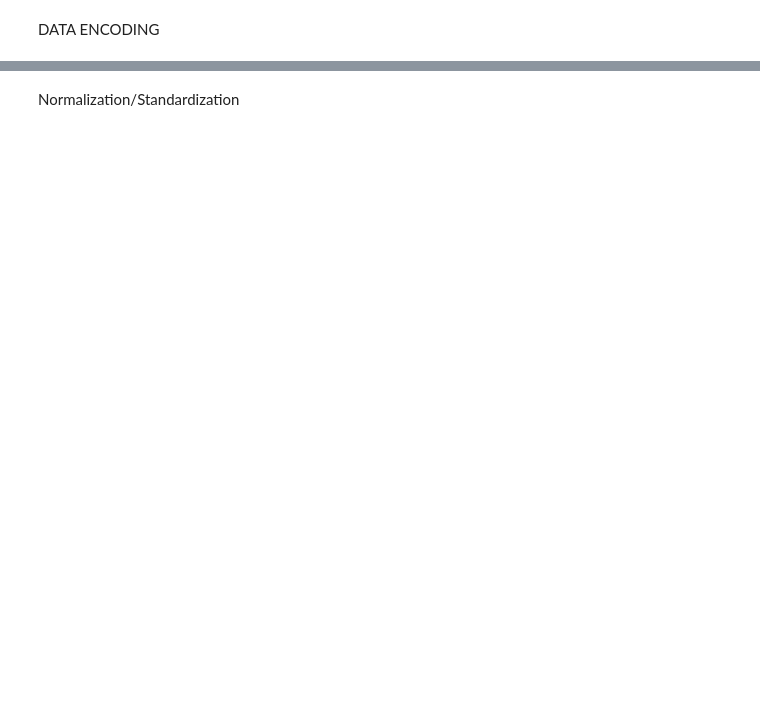
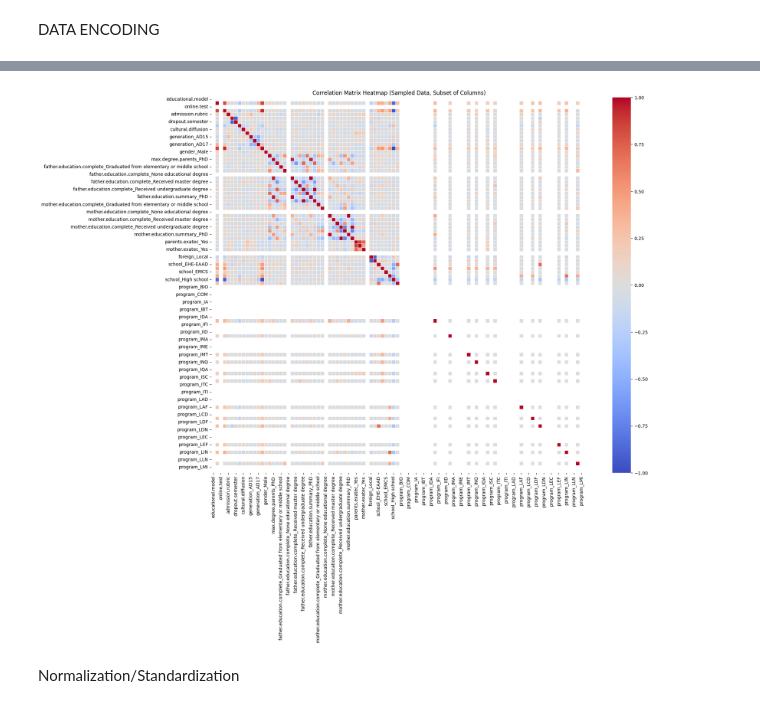
Before and after one commit to R0g3r-SH/School_dropout_analysis, a Jupyter notebook: 1.-Data_Preprocessing.ipynb, the cells around one changed output, grey strips where cells are left out. Saved outputs shown, nothing was run; the diff lists cells and outputs as text; code cells hidden in the pictures; blank space fills up the shorter version.

```diff
--- a/1.-Data_Preprocessing.ipynb
+++ b/1.-Data_Preprocessing.ipynb
@@ -178,0 +222,7 @@ data_encoded = pd.get_dummies(data_reduced, columns=categorical_cols, drop_first
+# %%
+# Downsample the data (for example, take 10% of the rows)
+data_sampled = data_encoded.sample(frac=0.01, random_state=42)
+
+# Compute Correlation Matrix on the downsampled data
+correlation_matrix_sampled = data_sampled.corr()
+print(correlation_matrix_sampled)
@@ -179,2 +247,18 @@ data_encoded = pd.get_dummies(data_reduced, columns=categorical_cols, drop_first
+# %%
+#show the correlation matrix
+import seaborn as sns
+# Select a subset of columns for visualization
+subset_columns = data_encoded.columns[:100]
+
+# Compute the correlation matrix for the subset of columns
+correlation_matrix_subset = data_sampled[subset_columns].corr()
+
+# Plot the heatmap for the sampled correlation matrix
+plt.figure(figsize=(20, 15))
+sns.heatmap(correlation_matrix_subset, cmap='coolwarm', center=0, square=True, linewidths=.5)
+plt.title('Correlation Matrix Heatmap (Sampled Data, Subset of Columns)')
+plt.show()
+# %% [output]
+[figure, added]
 # %% [markdown]
 Normalization/Standardization
```
Also changed, not shown: parts of 8 cells of this notebook, 2 other files.
